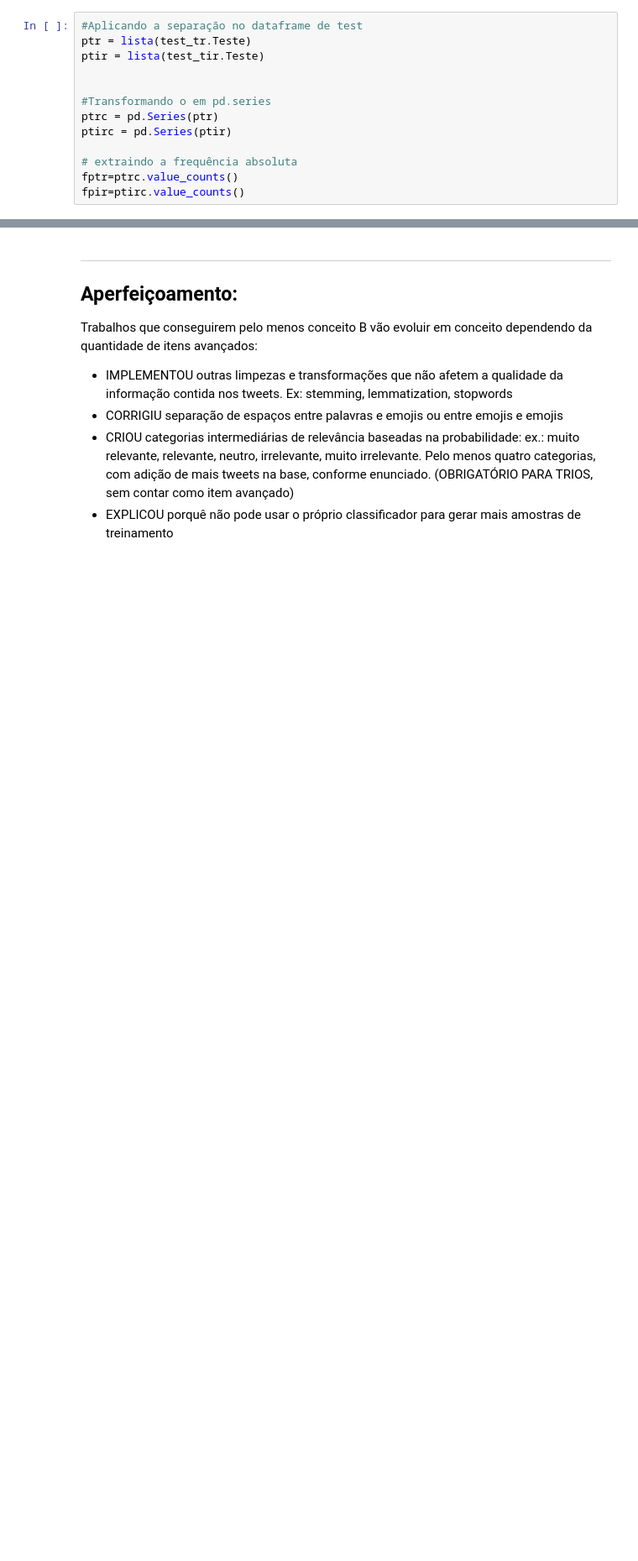
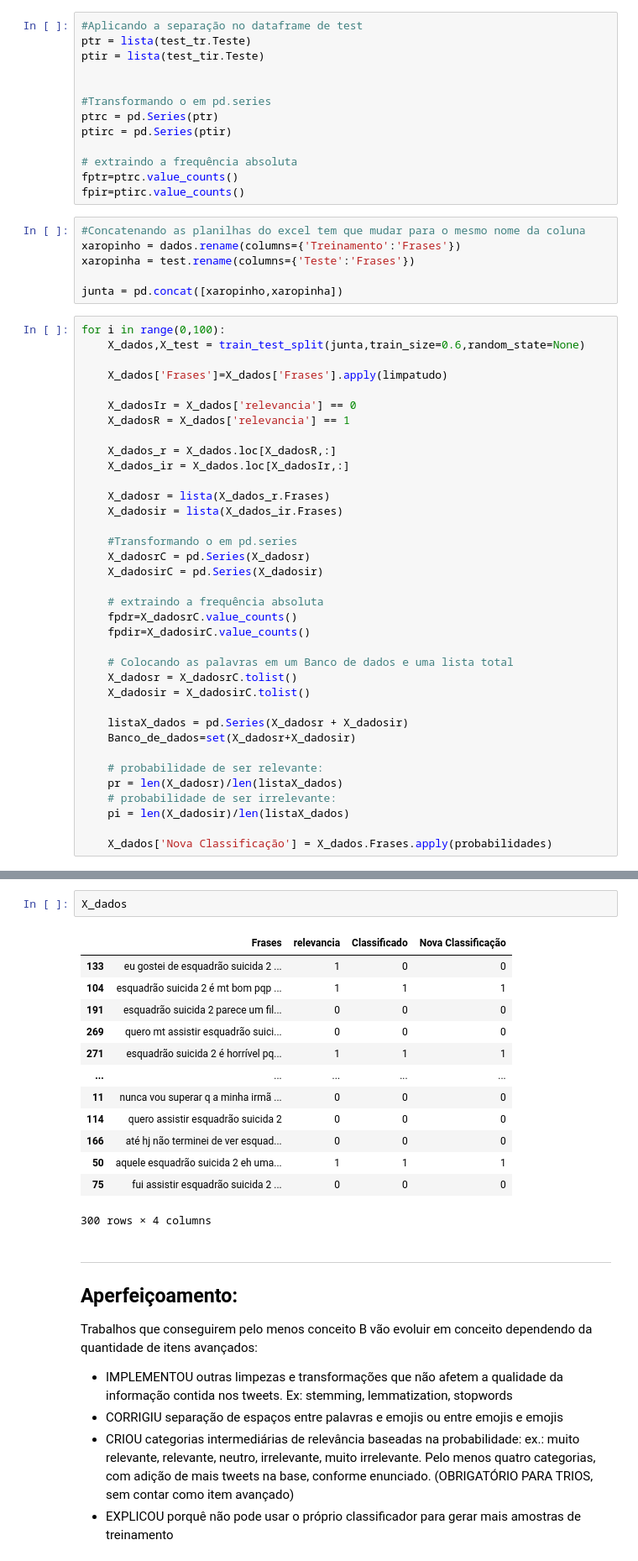
Before and after one commit to lucasgurgeln/Projeto-1-CDADOS, a Jupyter notebook: Projeto1_Layout_Classificador.ipynb, the cells around one changed output, grey strips where cells are left out. Shown at 84% size. Drawn from its saved outputs; the diff is of its cells as text; blank space fills up the shorter version.

```diff
--- a/Projeto1_Layout_Classificador.ipynb
+++ b/Projeto1_Layout_Classificador.ipynb
@@ -340,3 +340,45 @@ ptirc = pd.Series(ptir)
 # extraindo a frequência absoluta
 fptr=ptrc.value_counts()
 fpir=ptirc.value_counts()
+# %%
+#Concatenando as planilhas do excel tem que mudar para o mesmo nome da coluna
+xaropinho = dados.rename(columns={'Treinamento':'Frases'})
+xaropinha = test.rename(columns={'Teste':'Frases'})
+
+junta = pd.concat([xaropinho,xaropinha])
+# %%
+for i in range(0,100):
+    X_dados,X_test = train_test_split(junta,train_size=0.6,random_state=None)
+
+    X_dados['Frases']=X_dados['Frases'].apply(limpatudo)
+
+    X_dadosIr = X_dados['relevancia'] == 0
+    X_dadosR = X_dados['relevancia'] == 1
+
+    X_dados_r = X_dados.loc[X_dadosR,:]
+    X_dados_ir = X_dados.loc[X_dadosIr,:]
+
+    X_dadosr = lista(X_dados_r.Frases)
+    X_dadosir = lista(X_dados_ir.Frases)
+
+    #Transformando o em pd.series
+    X_dadosrC = pd.Series(X_dadosr)
+    X_dadosirC = pd.Series(X_dadosir)
+
+    # extraindo a frequência absoluta
+    fpdr=X_dadosrC.value_counts()
+    fpdir=X_dadosirC.value_counts()
+
+    # Colocando as palavras em um Banco de dados e uma lista total
+    X_dadosr = X_dadosrC.tolist()
+    X_dadosir = X_dadosirC.tolist()
+
+    listaX_dados = pd.Series(X_dadosr + X_dadosir)
+    Banco_de_dados=set(X_dadosr+X_dadosir)
+
+    # probabilidade de ser relevante:
+    pr = len(X_dadosr)/len(listaX_dados)
+    # probabilidade de ser irrelevante:
+    pi = len(X_dadosir)/len(listaX_dados)
+
+    X_dados['Nova Classificação'] = X_dados.Frases.apply(probabilidades)
@@ -343,3 +403,19 @@ fpir=ptirc.value_counts()
+# %%
+X_dados
+# %% [output]
+|  | Frases | relevancia | Classificado | Nova Classificação |
+| 133 | eu gostei de esquadrão suicida 2 ... | 1 | 0 | 0 |
+| 104 | esquadrão suicida 2 é mt bom pqp ... | 1 | 1 | 1 |
+| 191 | esquadrão suicida 2 parece um fil... | 0 | 0 | 0 |
+| 269 | quero mt assistir esquadrão suici... | 0 | 0 | 0 |
+| 271 | esquadrão suicida 2 é horrível pq... | 1 | 1 | 1 |
+| ... | ... | ... | ... | ... |
+| 11 | nunca vou superar q a minha irmã ... | 0 | 0 | 0 |
+| 114 | quero assistir esquadrão suicida 2 | 0 | 0 | 0 |
+| 166 | até hj não terminei de ver esquad... | 0 | 0 | 0 |
+| 50 | aquele esquadrão suicida 2 eh uma... | 1 | 1 | 1 |
+| 75 | fui assistir esquadrão suicida 2 ... | 0 | 0 | 0 |
+300 rows × 4 columns
 # %% [markdown]
 ___
 ## Aperfeiçoamento:
```
Also changed, not shown: parts of 2 cells of this notebook.
